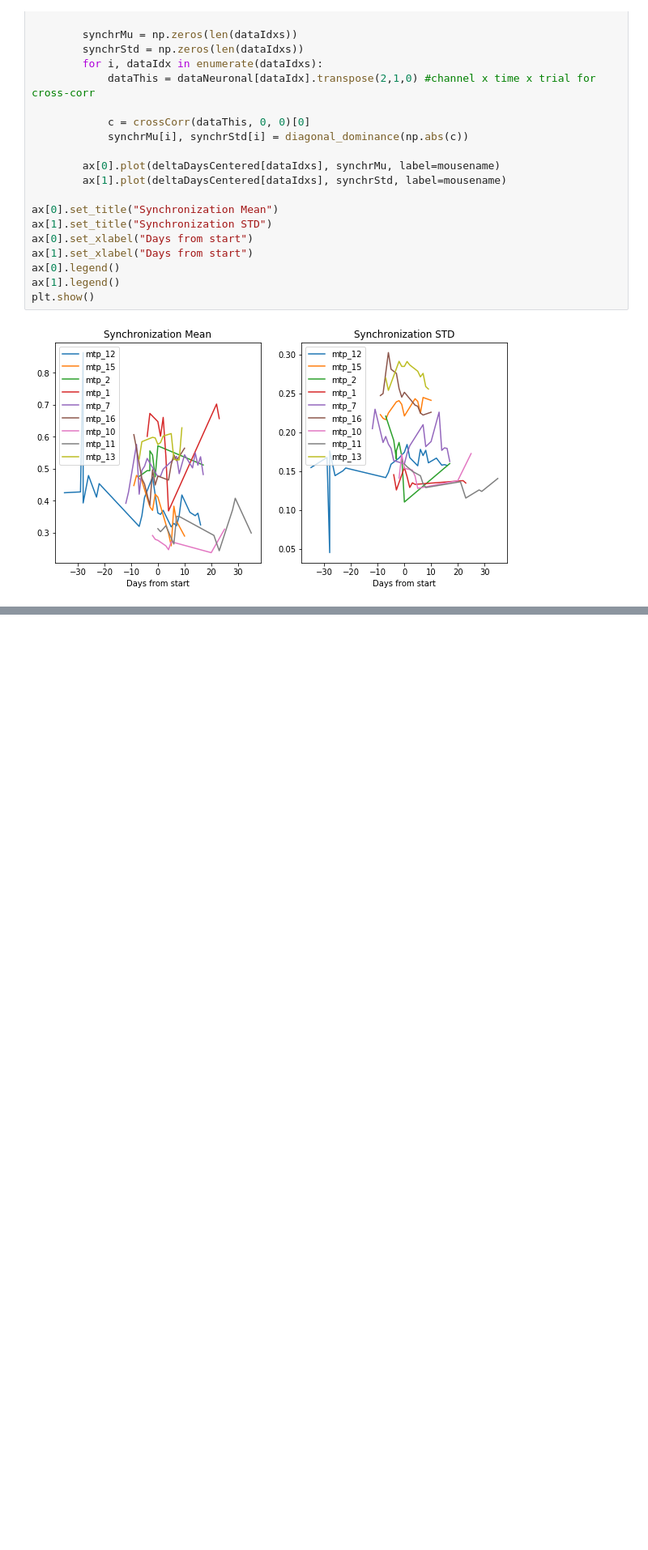
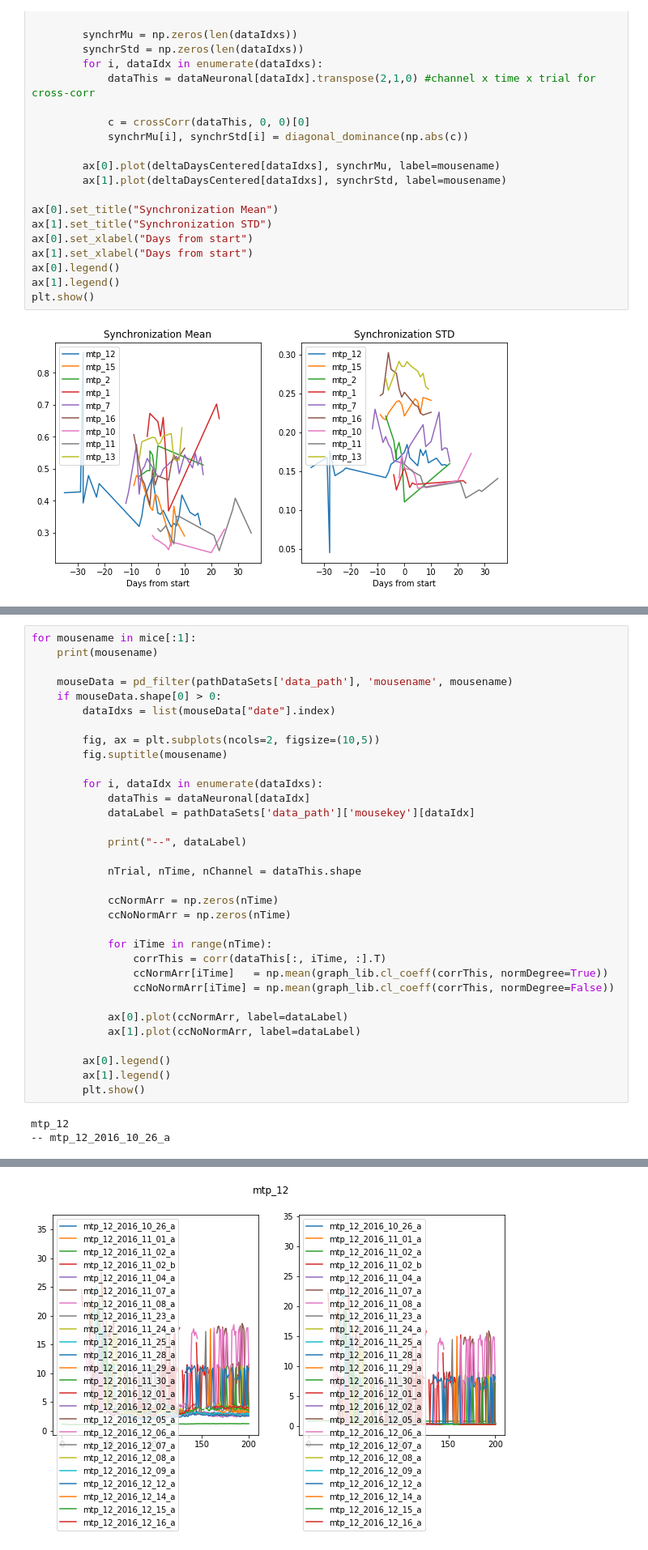
Before and after one commit to aleksejs-fomins/mesoscopic-functional-connectivity, a Jupyter notebook: codes/analysis_real/yaro_result/analysis-behavioural-neural.ipynb, the cells around one changed output, grey strips where cells are left out. Shown at 81% size. Drawn from its saved outputs; the diff is of its cells as text; blank space fills up the shorter version.

```diff
--- a/codes/analysis_real/yaro_result/analysis-behavioural-neural.ipynb
+++ b/codes/analysis_real/yaro_result/analysis-behavioural-neural.ipynb
@@ -258,0 +234,36 @@ NetworkXNotImplemented: not implemented for directed type
+# %%
+for mousename in mice[:1]:
+    print(mousename)
+
+    mouseData = pd_filter(pathDataSets['data_path'], 'mousename', mousename)
+    if mouseData.shape[0] > 0:
+        dataIdxs = list(mouseData["date"].index)
+
+        fig, ax = plt.subplots(ncols=2, figsize=(10,5))
+        fig.suptitle(mousename)
+
+        for i, dataIdx in enumerate(dataIdxs):
+            dataThis = dataNeuronal[dataIdx]
+            dataLabel = pathDataSets['data_path']['mousekey'][dataIdx]
+
+            print("--", dataLabel)
+
+            nTrial, nTime, nChannel = dataThis.shape
+
+            ccNormArr = np.zeros(nTime)
+            ccNoNormArr = np.zeros(nTime)
+
+            for iTime in range(nTime):
+                corrThis = corr(dataThis[:, iTime, :].T)
+                ccNormArr[iTime]   = np.mean(graph_lib.cl_coeff(corrThis, normDegree=True))
+                ccNoNormArr[iTime] = np.mean(graph_lib.cl_coeff(corrThis, normDegree=False))
+
+            ax[0].plot(ccNormArr, label=dataLabel)
+            ax[1].plot(ccNoNormArr, label=dataLabel)
+
+        ax[0].legend()
+        ax[1].legend()
+        plt.show()
+# %% [output]
+mtp_12
+-- mtp_12_2016_10_26_a
@@ -258,0 +287 @@ NetworkXNotImplemented: not implemented for directed type
+[figure, added]
```
Also changed, not shown: parts of 8 cells of this notebook, 2 other files.
